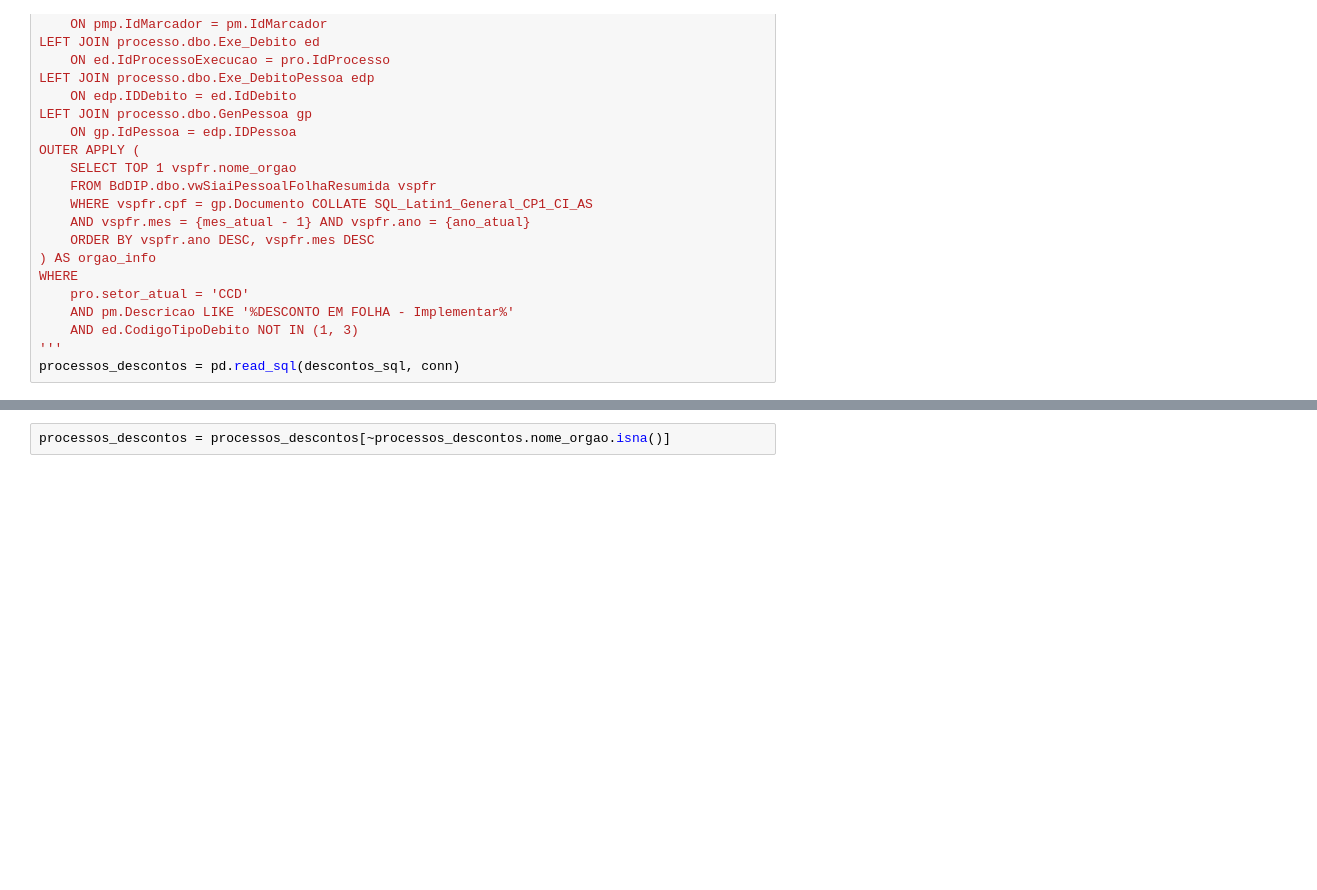
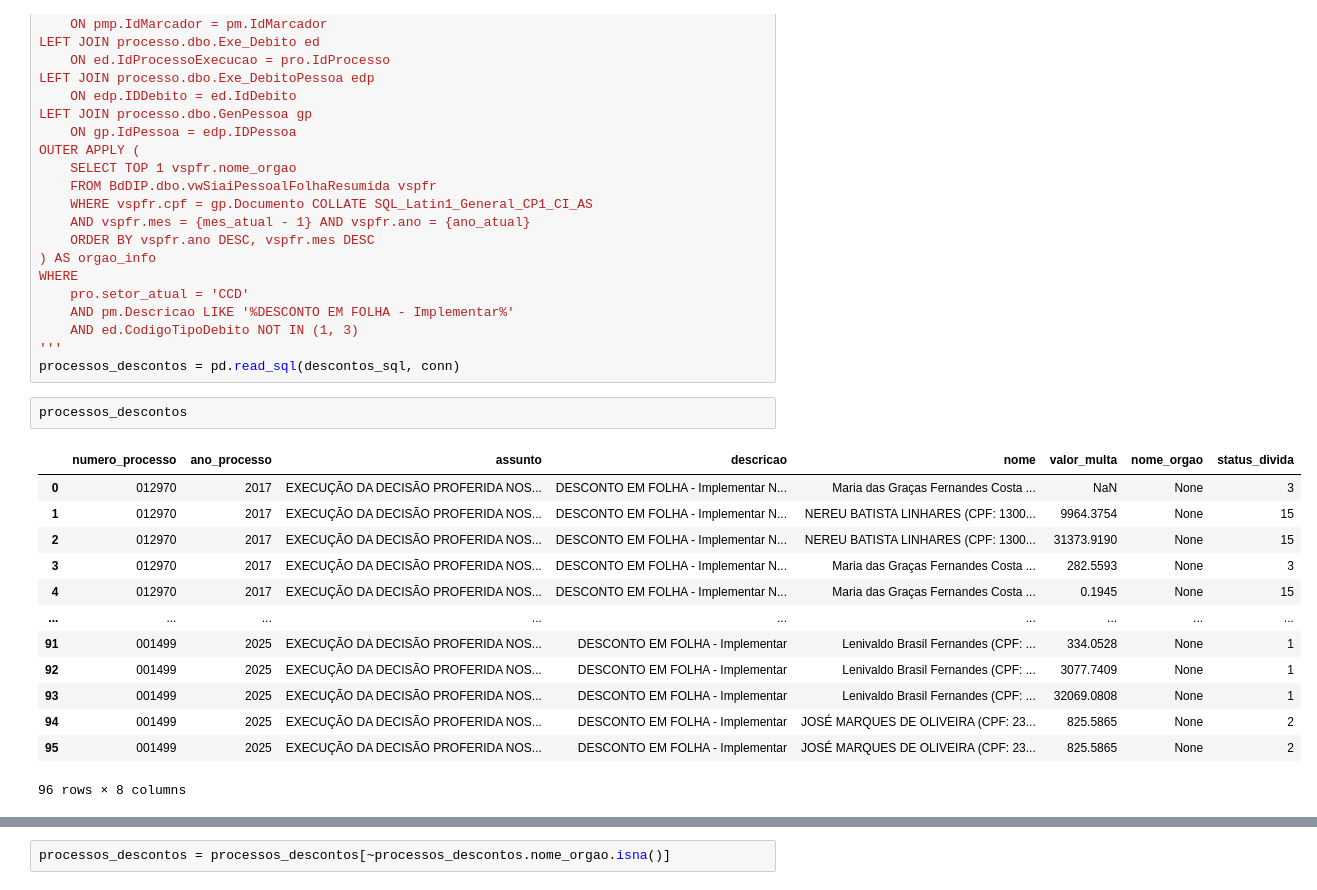
Before and after one commit to eduardoplima/ccd, a Jupyter notebook: scripts/automacao/desconto_folha.ipynb, the cells around one changed output, grey strips where cells are left out. Drawn from its saved outputs; the diff is of its cells as text; blank space fills up the shorter version.

```diff
--- a/scripts/automacao/desconto_folha.ipynb
+++ b/scripts/automacao/desconto_folha.ipynb
@@ -63,6 +65,22 @@ WHERE
     AND ed.CodigoTipoDebito NOT IN (1, 3)
 '''
 processos_descontos = pd.read_sql(descontos_sql, conn)
+# %%
+processos_descontos
+# %% [output]
+|  | numero_processo | ano_processo | assunto | descricao | nome | valor_multa | nome_orgao | status_divida |
+| 0 | 012970 | 2017 | EXECUÇÃO DA DECISÃO PROFERIDA NOS... | DESCONTO EM FOLHA - Implementar N... | Maria das Graças Fernandes Costa ... | NaN | None | 3 |
+| 1 | 012970 | 2017 | EXECUÇÃO DA DECISÃO PROFERIDA NOS... | DESCONTO EM FOLHA - Implementar N... | NEREU BATISTA LINHARES (CPF: 1300... | 9964.3754 | None | 15 |
+| 2 | 012970 | 2017 | EXECUÇÃO DA DECISÃO PROFERIDA NOS... | DESCONTO EM FOLHA - Implementar N... | NEREU BATISTA LINHARES (CPF: 1300... | 31373.9190 | None | 15 |
+| 3 | 012970 | 2017 | EXECUÇÃO DA DECISÃO PROFERIDA NOS... | DESCONTO EM FOLHA - Implementar N... | Maria das Graças Fernandes Costa ... | 282.5593 | None | 3 |
+| 4 | 012970 | 2017 | EXECUÇÃO DA DECISÃO PROFERIDA NOS... | DESCONTO EM FOLHA - Implementar N... | Maria das Graças Fernandes Costa ... | 0.1945 | None | 15 |
+| ... | ... | ... | ... | ... | ... | ... | ... | ... |
+| 91 | 001499 | 2025 | EXECUÇÃO DA DECISÃO PROFERIDA NOS... | DESCONTO EM FOLHA - Implementar | Lenivaldo Brasil Fernandes (CPF: ... | 334.0528 | None | 1 |
+| 92 | 001499 | 2025 | EXECUÇÃO DA DECISÃO PROFERIDA NOS... | DESCONTO EM FOLHA - Implementar | Lenivaldo Brasil Fernandes (CPF: ... | 3077.7409 | None | 1 |
+| 93 | 001499 | 2025 | EXECUÇÃO DA DECISÃO PROFERIDA NOS... | DESCONTO EM FOLHA - Implementar | Lenivaldo Brasil Fernandes (CPF: ... | 32069.0808 | None | 1 |
+| 94 | 001499 | 2025 | EXECUÇÃO DA DECISÃO PROFERIDA NOS... | DESCONTO EM FOLHA - Implementar | JOSÉ MARQUES DE OLIVEIRA (CPF: 23... | 825.5865 | None | 2 |
+| 95 | 001499 | 2025 | EXECUÇÃO DA DECISÃO PROFERIDA NOS... | DESCONTO EM FOLHA - Implementar | JOSÉ MARQUES DE OLIVEIRA (CPF: 23... | 825.5865 | None | 2 |
+96 rows × 8 columns
 # %%
 descontos_sql_nereu = f'''
 SELECT
```
Also changed, not shown: parts of 8 cells of this notebook, 17 other files.
